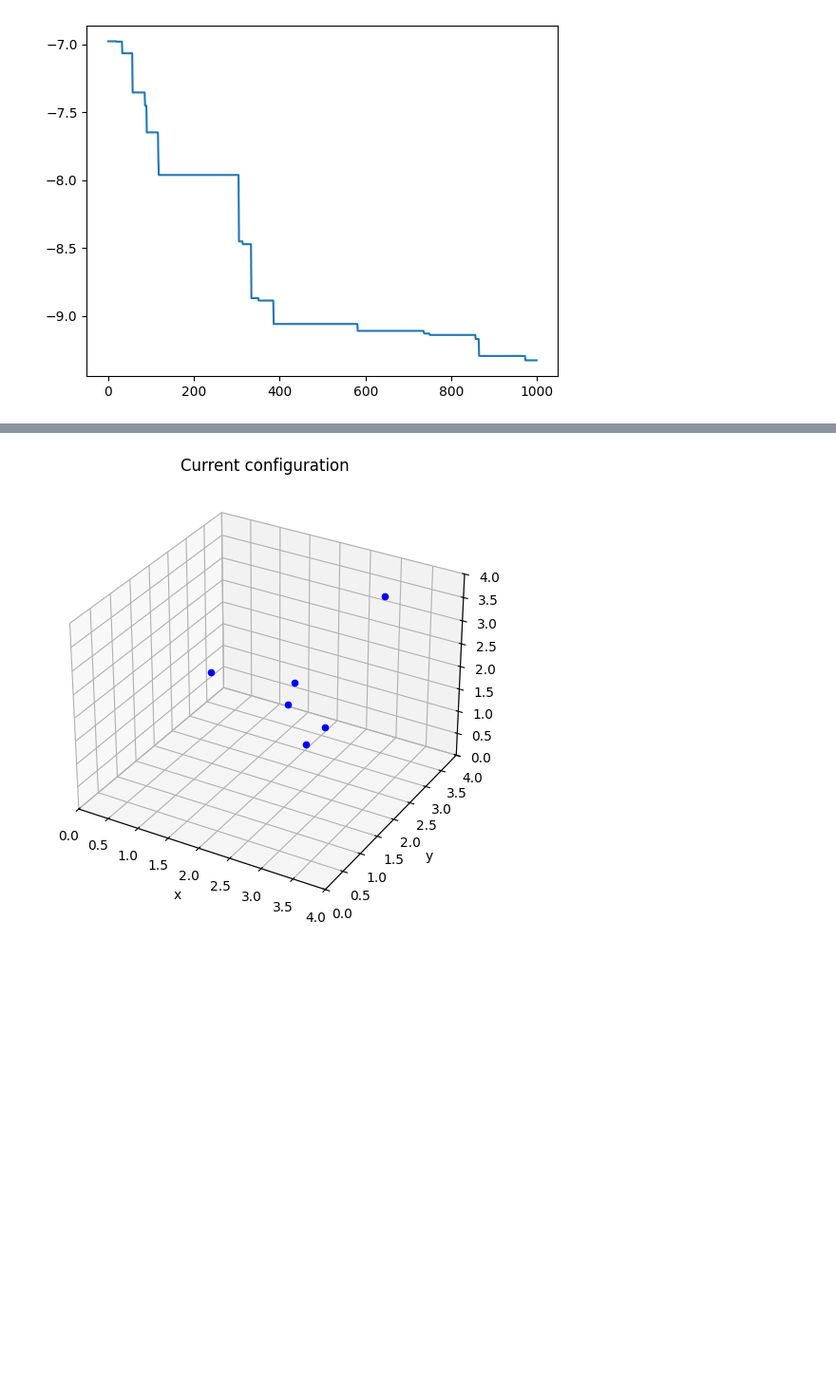
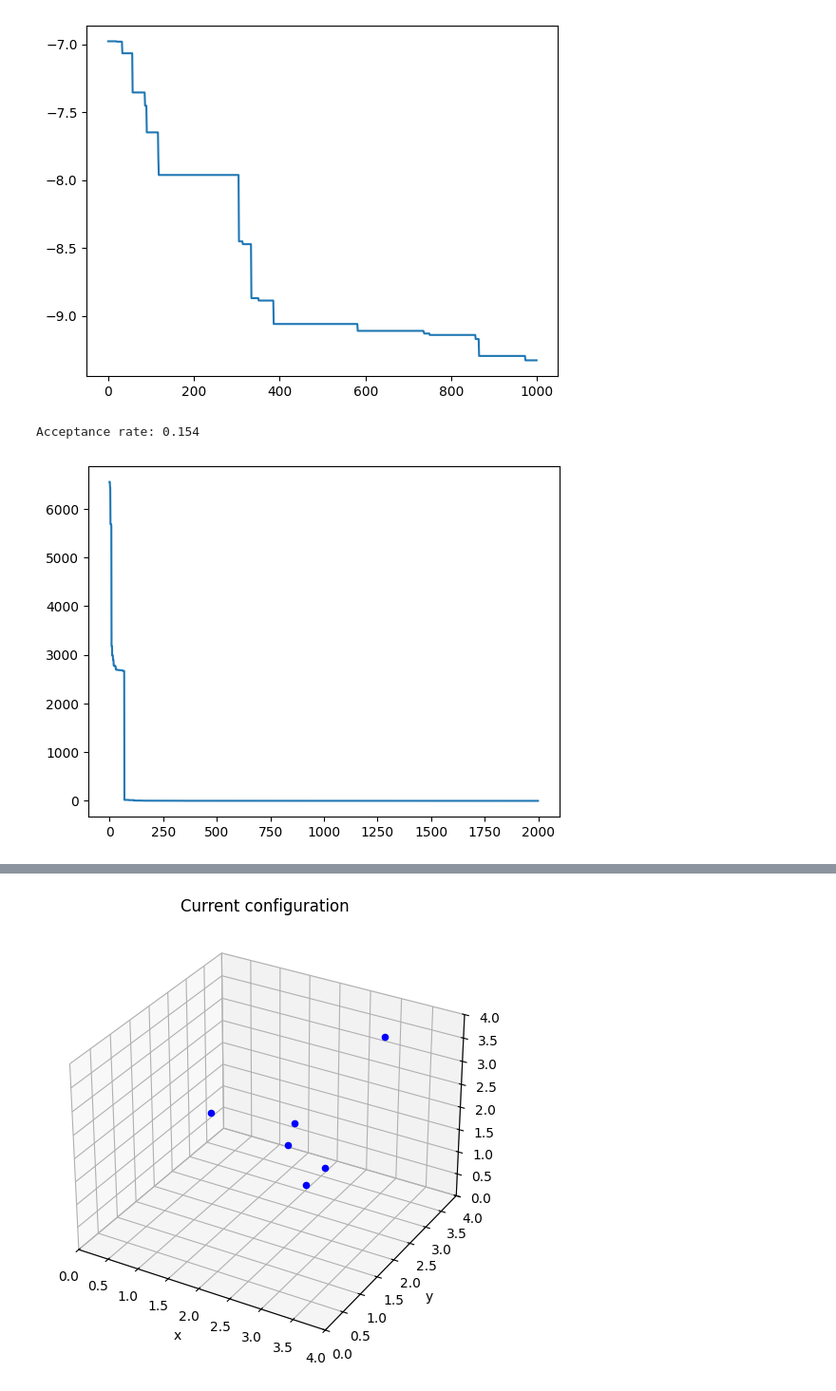
Before and after one commit to StephMcCallum/MSE563-SM, a Jupyter notebook: Project_1.ipynb, the cells around one changed output, grey strips where cells are left out. Shown at 95% size. Saved outputs shown, nothing was run; the diff lists cells and outputs as text; code cells hidden in the pictures; blank space fills up the shorter version.

```diff
--- a/Project_1.ipynb
+++ b/Project_1.ipynb
@@ -66,7 +66,7 @@ class box():
     energy = 0
     virial_sum = 0
     if self.ideal == True:
-      return energy
+      return energy, virial_sum
     for p in self.particles:
       for n in self.particles:
         if self.occupied(n.location) and not numpy.array_equal(n.location,p.location):
@@ -96,7 +96,7 @@ class particle():
 class simulation():
   def __init__(self,N,L,T,steps,ideal_gas=False,seed=2):
     numpy.random.seed(seed)
-    self.box = box(N,L,T)
+    self.box = box(N,L,T,ideal_gas)
     self.accepted = 0
     self.rejected = 0
     self.T = T
@@ -190,3 +190,12 @@ plt.plot(s.energies[1000:])
 Acceptance rate: 0.036
 [<matplotlib.lines.Line2D at 0x...>]
 [figure]
+# %%
+#Extreme: not as high density, not as low temperature
+import matplotlib.pyplot as plt
+s = simulation(N=32,L=4,T=0.5,steps=2000,seed = 2) #density of 0.5
+plt.plot(s.energies)
+print("Acceptance rate:", s.accepted/500)
+# %% [output]
+Acceptance rate: 0.154
+[figure, added]
```
Also changed, not shown: parts of 8 cells of this notebook.
